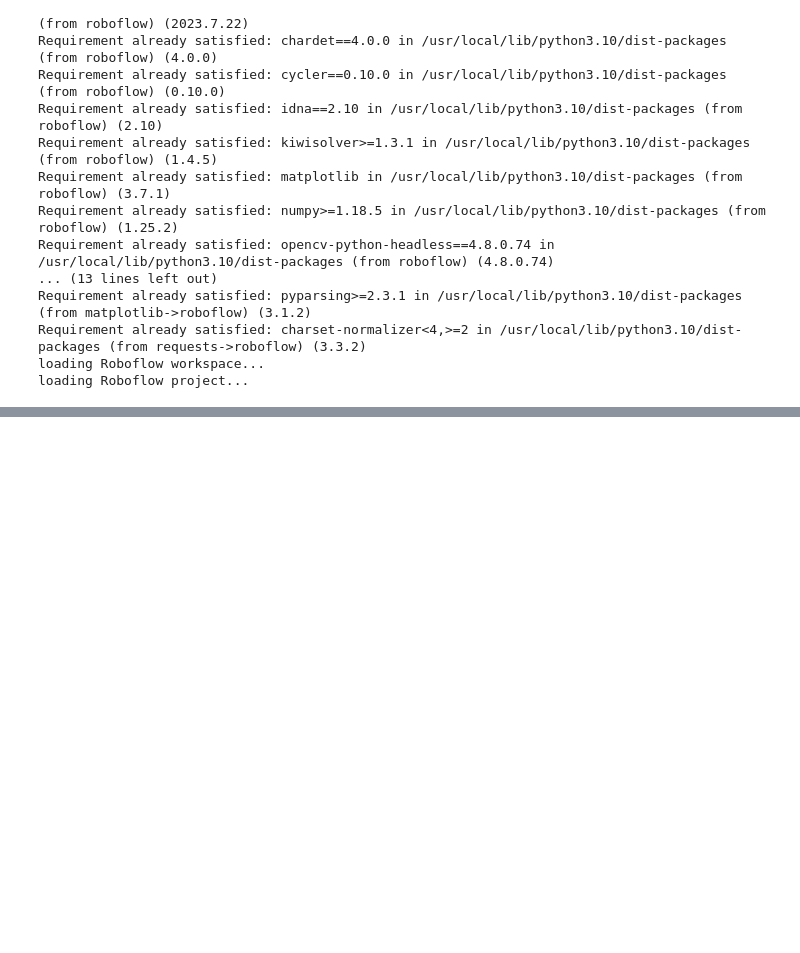
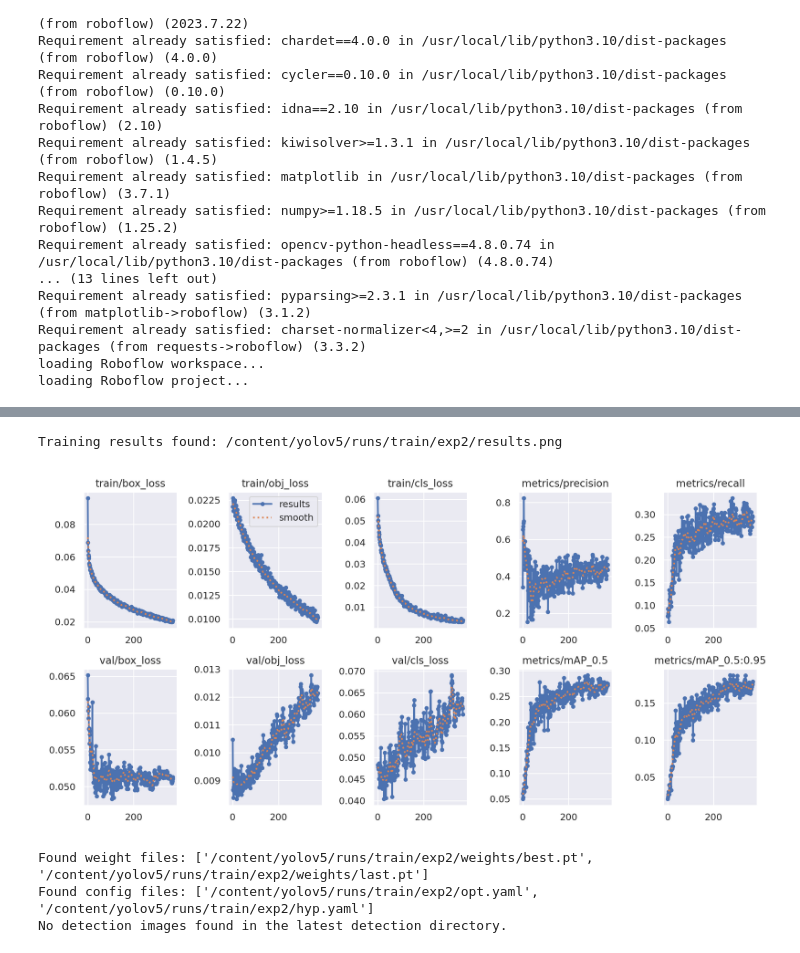
Before and after one commit to sulimanbadour1/3d_Printing_code_phd, a Jupyter notebook: YOLOv5_Object_Detection_Suliman_march.ipynb, the cells around one changed output, grey strips where cells are left out. Saved outputs shown, nothing was run; the diff lists cells and outputs as text; code cells hidden in the pictures; blank space fills up the shorter version.

```diff
--- a/YOLOv5_Object_Detection_Suliman_march.ipynb
+++ b/YOLOv5_Object_Detection_Suliman_march.ipynb
@@ -120,3 +194,62 @@ Results saved to runs/detect/exp
+# %%
+import os
+import glob
+from IPython.display import Image, display
+import matplotlib.pyplot as plt
+
+# Find the most recent training directory
+train_dirs = glob.glob('/content/yolov5/runs/train/exp*')
+latest_train_dir = max(train_dirs, key=os.path.getmtime) if train_dirs else None
+
+# Check if the training directory exists
+if latest_train_dir:
+    # Look for the results.png file
+    results_file = os.path.join(latest_train_dir, 'results.png')
+    if os.path.exists(results_file):
+        # Display training results
+        print('Training results found:', results_file)
+        display(Image(filename=results_file))
+    else:
+        print('Training results not found.')
+
+    # Check for weight files
+    weights_files = glob.glob(os.path.join(latest_train_dir, 'weights', '*.pt'))
+    if weights_files:
+        print('Found weight files:', weights_files)
+    else:
+        print('No weights files found.')
+
+    # Check for config files
+    config_files = glob.glob(os.path.join(latest_train_dir, '*.yaml'))
+    if config_files:
+        print('Found config files:', config_files)
+    else:
+        print('No config files found.')
+else:
+    print('No training directories found.')
+
+# Look for detection results
+detect_dirs = glob.glob('/content/yolov5/runs/detect/exp*')
+latest_detect_dir = max(detect_dirs, key=os.path.getmtime) if detect_dirs else None
+
+if latest_detect_dir:
+    # Find images in the latest detection directory
+    result_images = glob.glob(os.path.join(latest_detect_dir, 'labels', '*.jpg'))
+    if result_images:
+        # Display a few prediction results
+        print(f'Displaying detection results from: {latest_detect_dir}')
+        for img_path in result_images[:5]:  # Display first 5 results
+            display(Image(filename=img_path))
+    else:
+        print('No detection images found in the latest detection directory.')
+else:
+    print('No detection directories found.')
+# %% [output]
+Training results found: /content/yolov5/runs/train/exp2/results.png
+[figure, added]
+Found weight files: ['/content/yolov5/runs/train/exp2/weights/best.pt', '/content/yolov5/runs/train/exp2/weights/last.pt']
+Found config files: ['/content/yolov5/runs/train/exp2/opt.yaml', '/content/yolov5/runs/train/exp2/hyp.yaml']
+No detection images found in the latest detection directory.
 # %%
 # Step 7: Display an inference result
 from IPython.display import Image
```
Also changed, not shown: parts of 14 cells of this notebook.
